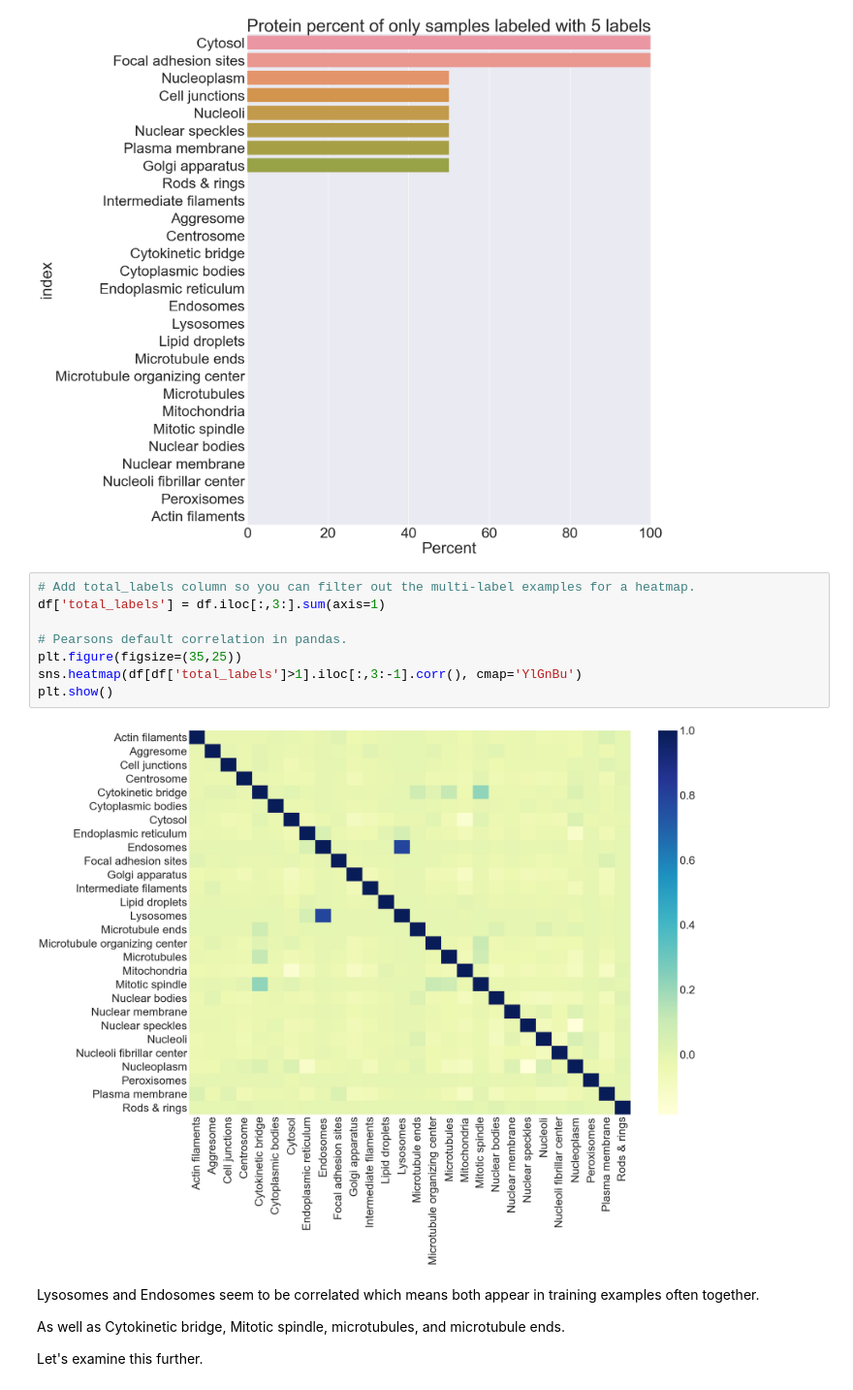
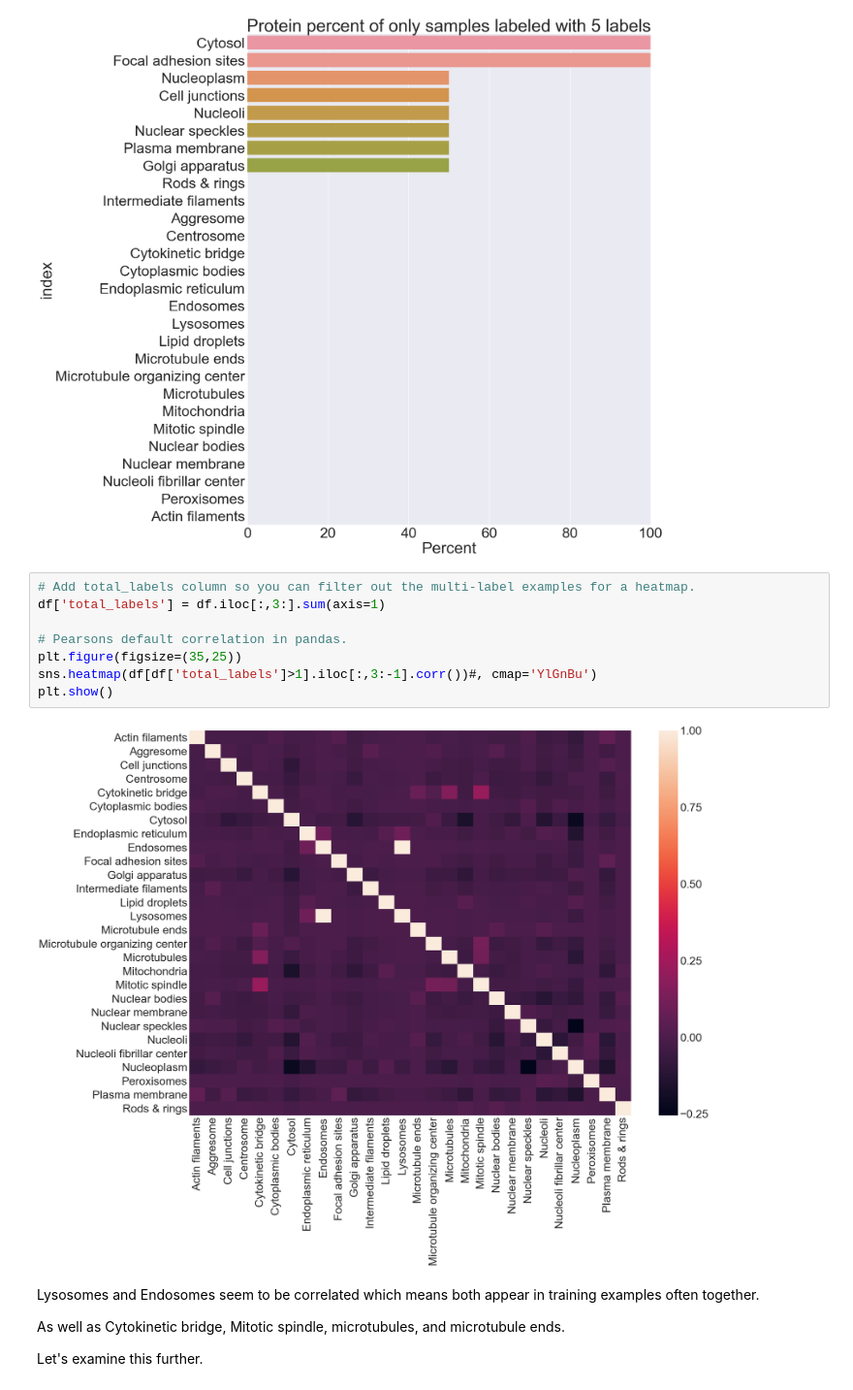
Before and after one commit to pdubz-sudo/protein-recognition, a Jupyter notebook: scripts/exploratory_analysis.ipynb, the cells around one changed output. Shown at 97% size. Cells and saved outputs as stored; diff of their text form.

```diff
--- a/scripts/exploratory_analysis.ipynb
+++ b/scripts/exploratory_analysis.ipynb
@@ -222,13 +284,13 @@ m = df.shape[0]
 # %%
 # Add total_labels column so you can filter out the multi-label examples for a heatmap.
 df['total_labels'] = df.iloc[:,3:].sum(axis=1)
 
 # Pearsons default correlation in pandas.
 plt.figure(figsize=(35,25))
-sns.heatmap(df[df['total_labels']>1].iloc[:,3:-1].corr(), cmap='YlGnBu')
+sns.heatmap(df[df['total_labels']>1].iloc[:,3:-1].corr())#, cmap='YlGnBu')
 plt.show()
 # %% [output]
-[figure, old version]
+[figure, new version]
 # %% [markdown]
 Lysosomes and Endosomes seem to be correlated which means both appear in training examples often together.
 
```
Also changed, not shown: parts of 15 cells of this notebook, 4 other files.
